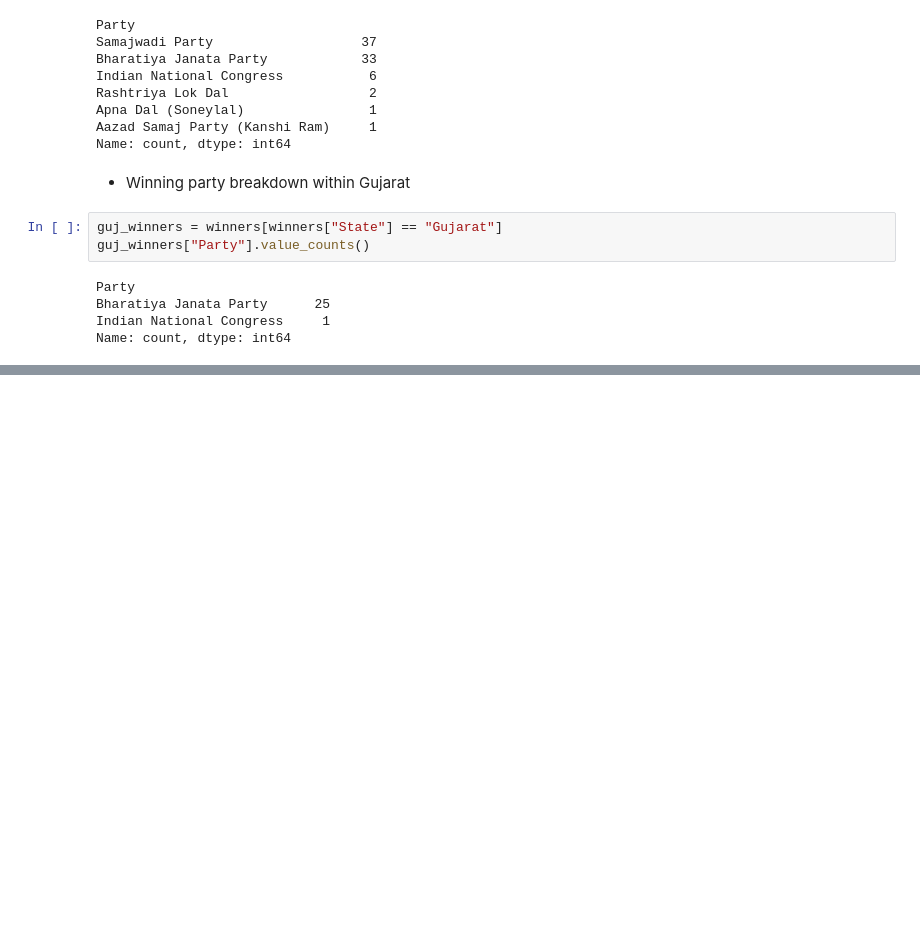
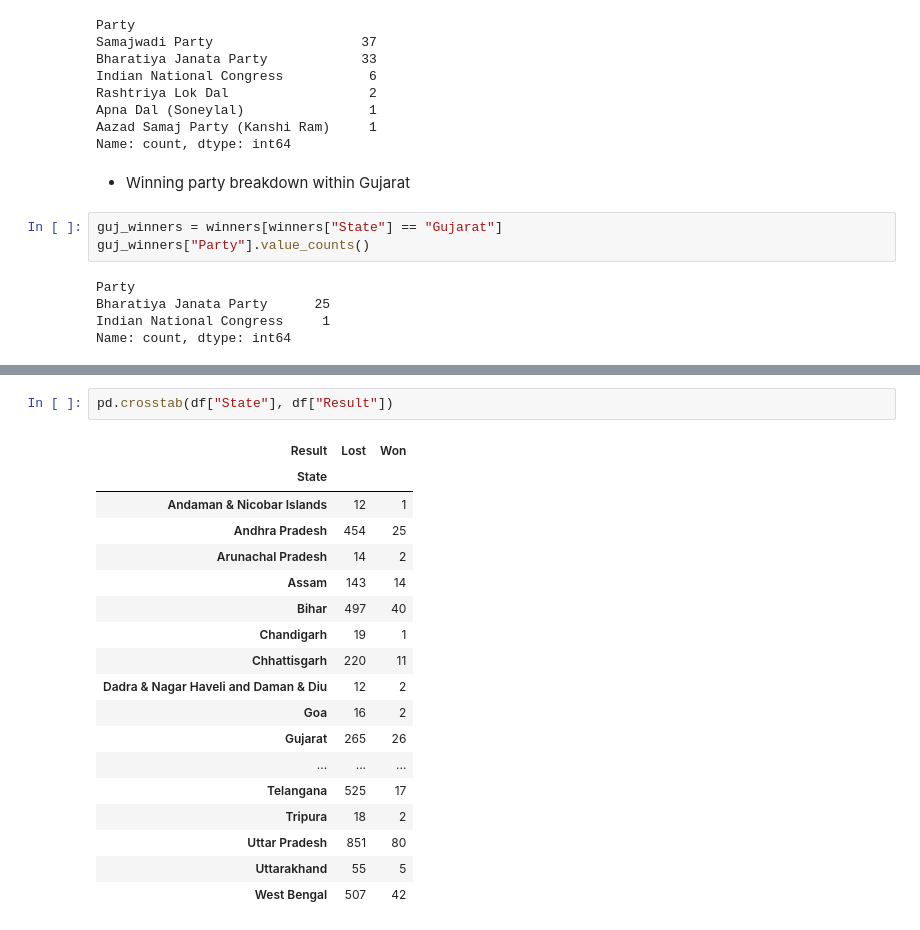
Before and after one commit to geershatisaxena/Election, a Jupyter notebook: res.ipynb, the cells around one changed output, grey strips where cells are left out. Saved outputs shown, nothing was run; the diff lists cells and outputs as text; blank space fills up the shorter version.

```diff
--- a/res.ipynb
+++ b/res.ipynb
@@ -678,0 +805,21 @@ Name: count, dtype: int64
+# %%
+pd.crosstab(df["State"], df["Result"])
+# %% [output]
+| Result | Lost | Won |
+| State |  |  |
+| Andaman & Nicobar Islands | 12 | 1 |
+| Andhra Pradesh | 454 | 25 |
+| Arunachal Pradesh | 14 | 2 |
+| Assam | 143 | 14 |
+| Bihar | 497 | 40 |
+| Chandigarh | 19 | 1 |
+| Chhattisgarh | 220 | 11 |
+| Dadra & Nagar Haveli and Daman & Diu | 12 | 2 |
+| Goa | 16 | 2 |
+| Gujarat | 265 | 26 |
+| ... | ... | ... |
+| Telangana | 525 | 17 |
+| Tripura | 18 | 2 |
+| Uttar Pradesh | 851 | 80 |
+| Uttarakhand | 55 | 5 |
+| West Bengal | 507 | 42 |
```
Also changed, not shown: parts of 11 cells of this notebook.
